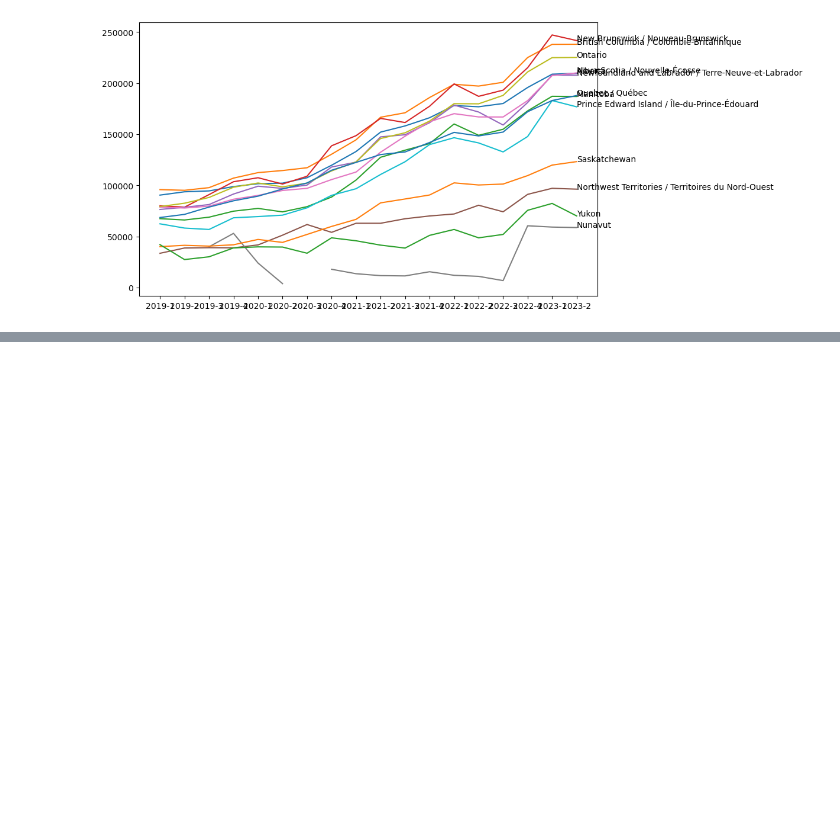
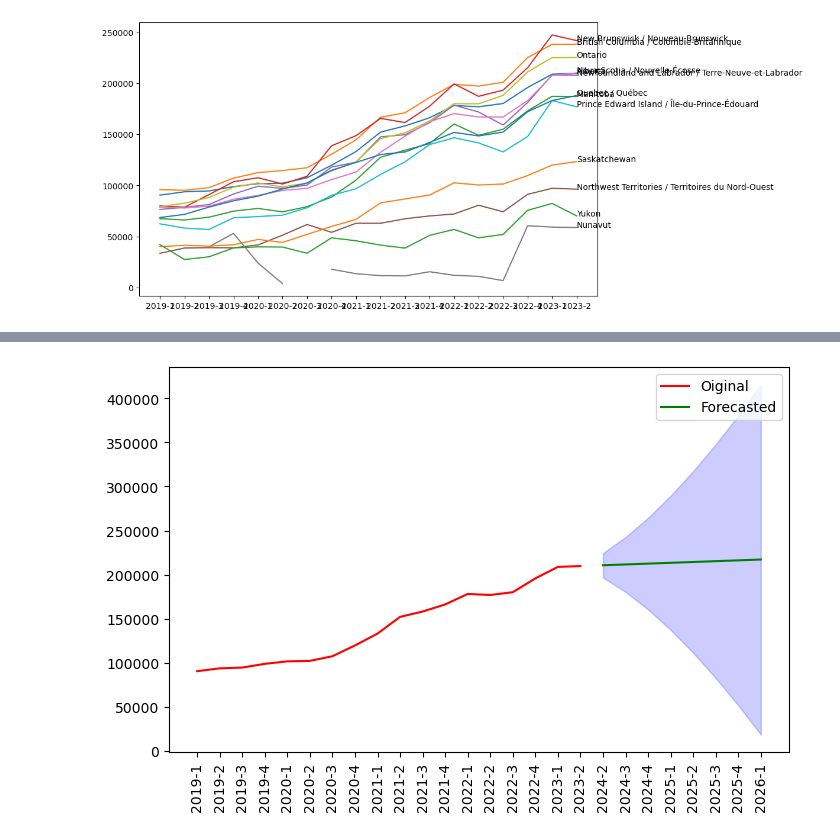
Before and after one commit to orlovtsu/ookla-statcan-analysis-group1, a Jupyter notebook: notebooks/hackathon/Sergey-EDA.ipynb, the cells around one changed output, grey strips where cells are left out. Cells and saved outputs as stored; diff of their text form; code cells hidden in the pictures; blank space fills up the shorter version.

```diff
--- a/notebooks/hackathon/Sergey-EDA.ipynb
+++ b/notebooks/hackathon/Sergey-EDA.ipynb
@@ -578,3 +734,16 @@ plt.show()
 # %%
-model = pm.auto_arima(max_temp["max_temperature_v"], d=1, D=1,seasonal=True, m=12, trend='c',start_p=0, start_q=0, max_order=6, test='adf', stepwise=True, trace=True)
-print(model.summary())
+forecast = results.get_forecast(steps=len(test)+5)
+mean = forecast.predicted_mean
+conf_int = forecast.conf_int()
+d = mean.index
+forecast_steps = [str(2023+(x-13)//4) + '-' + str((x-1)%4+1) for x in d]
+
+plt.figure(figsize=(8,5))
+plt.plot(train['year-quarter'], train["avg_fixed_d_kbps"], label='Oiginal', color = 'red')
+plt.plot(forecast_steps, mean, label='Forecasted', color= 'green')
+plt.fill_between(d, conf_int.iloc[:,0], conf_int.iloc[:,1], alpha=0.2, color= 'blue')
+plt.xticks(rotation = 90)
+plt.legend()
+plt.show()
+# %% [output]
+[figure, added]
```
Also changed, not shown: parts of 15 cells of this notebook.
